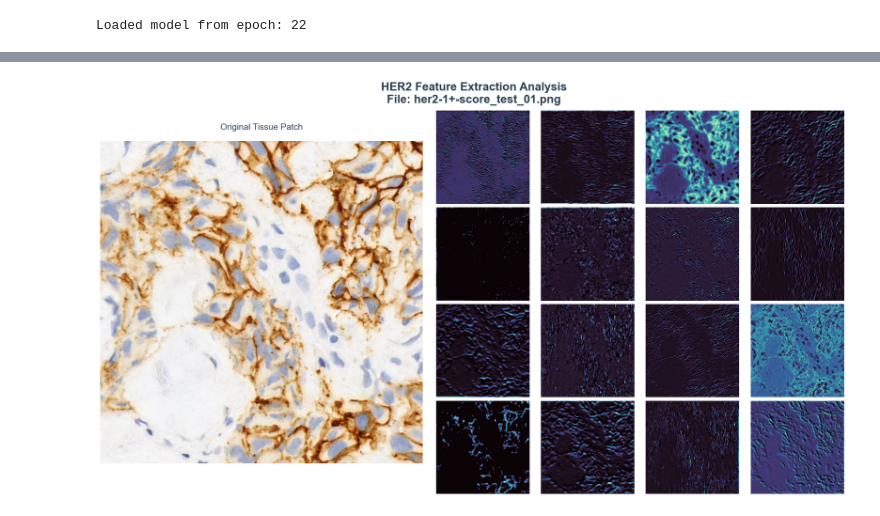
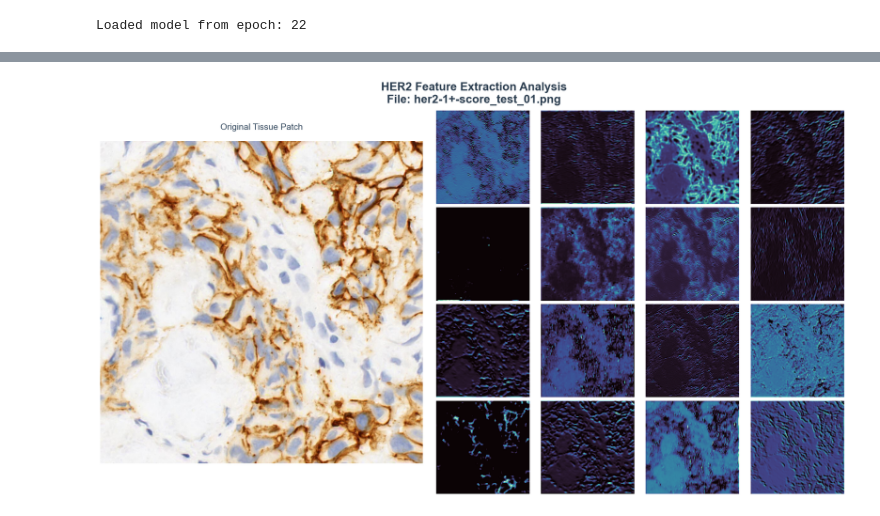
Before and after one commit to AleczO/her2-classification, a Jupyter notebook: notebooks/03_inference.ipynb, the cells around one changed output, grey strips where cells are left out. Saved outputs shown, nothing was run; the diff lists cells and outputs as text; code cells hidden in the pictures.

```diff
--- a/notebooks/03_inference.ipynb
+++ b/notebooks/03_inference.ipynb
@@ -114,10 +114,10 @@ def visualize_model_focus_v3(model_path, image_path, device):
     plt.show()
 # %%
 device = torch.device("cuda" if torch.cuda.is_available() else "cpu")
-best_model_path = MODELS_DIR / "best_her2_model.pth"
+best_model_path = MODELS_DIR / "best_model_finetuned.pth"
 sample_img_path = Path(TRAIN_DIR) / "class_3+" / "her2-1+-score_test_01.png"
 
 if best_model_path.exists():
     visualize_model_focus_v3(best_model_path, sample_img_path, device)
 # %% [output]
-[figure, old version]
+[figure, new version]
```
Also changed, not shown: parts of 3 cells of this notebook, 6 other files.
